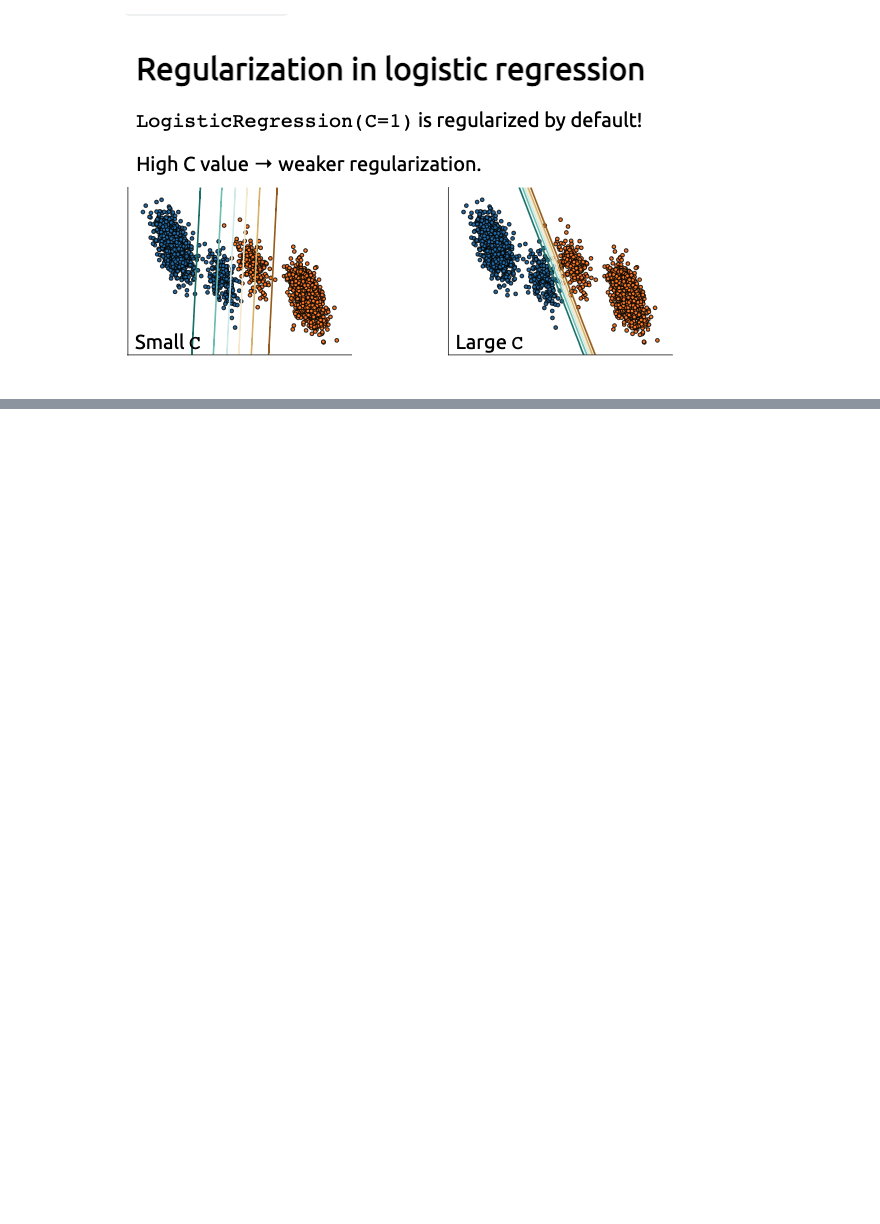
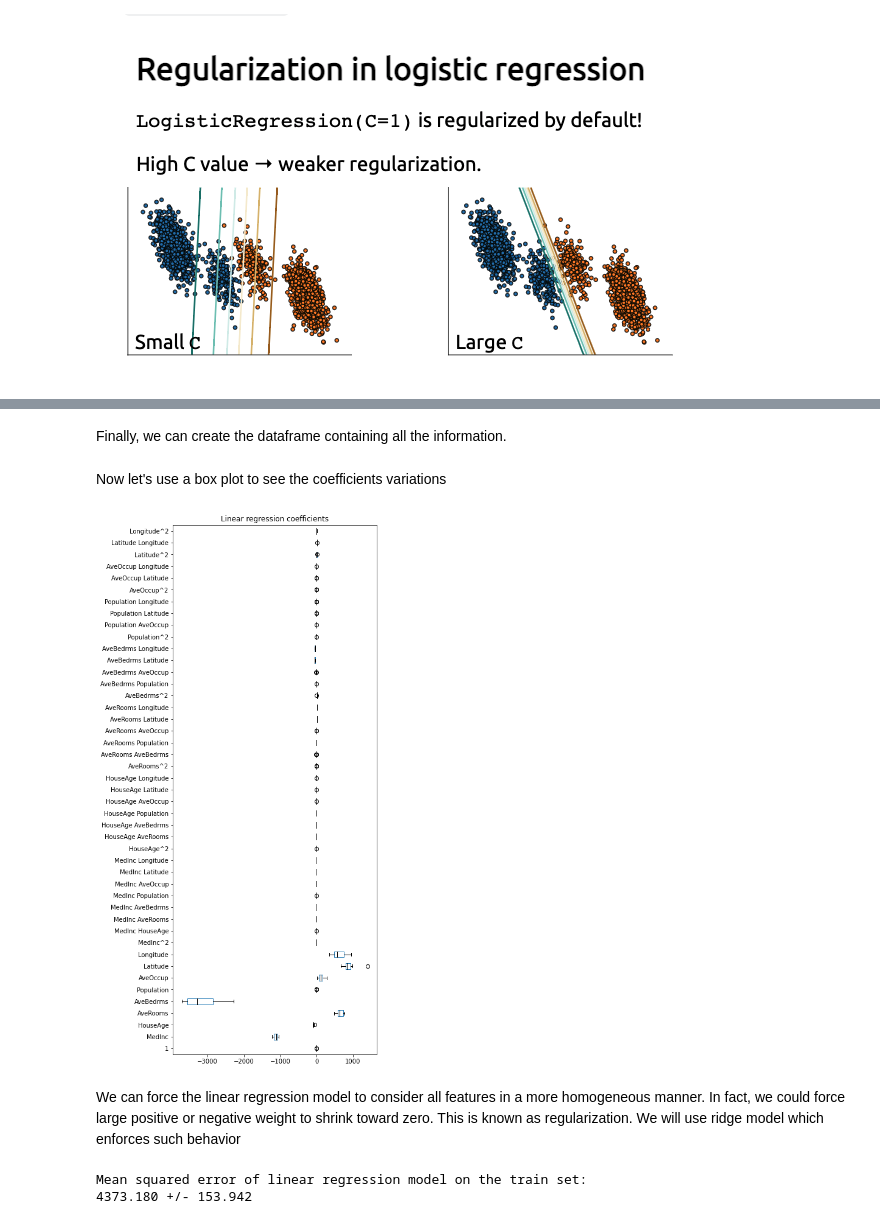
Before and after one commit to skacem/Learning-Machine-Learning, a Jupyter notebook: Scikit-learn/403_linear_model_regularization.ipynb, the cells around one changed output, grey strips where cells are left out. Drawn from its saved outputs; the diff is of its cells as text; code cells hidden in the pictures; blank space fills up the shorter version.

Commit message:
add regularization

```diff
--- a/Scikit-learn/403_linear_model_regularization.ipynb
+++ b/Scikit-learn/403_linear_model_regularization.ipynb
@@ -38,0 +63,6 @@ One solution would be to filter-out useless features:
+# %%
+linear_regression = make_pipeline(PolynomialFeatures(degree=2), LinearRegression())
+cv_results = cross_validate(linear_regression, data, target,
+                           cv=10, scoring='neg_mean_squared_error',
+                           return_train_score=True,
+                           return_estimator=True)
@@ -38,0 +95,2 @@ One solution would be to filter-out useless features:
+# %%
+model_first_fold = cv_results['estimator'][0]
@@ -38,0 +99,4 @@ One solution would be to filter-out useless features:
+# %%
+feature_names = model_first_fold[0].get_feature_names(
+    input_features=data.columns)
+feature_names
@@ -38,0 +121,19 @@ One solution would be to filter-out useless features:
+# %% [markdown]
+Finally, we can create the dataframe containing all the information.
+# %%
+import pandas as pd
+
+coefs = [est[-1].coef_ for est in cv_results['estimator']]
+weights_linear_regression = pd.DataFrame(coefs, columns=feature_names)
+# %% [markdown]
+Now let's use a box plot to see the coefficients variations
+# %%
+import matplotlib.pyplot as plt
+
+color = {"whiskers": "black", "medians": "black", "caps": "black"}
+weights_linear_regression.plot.box(color=color, vert=False, figsize=(6, 16))
+_ = plt.title("Linear regression coefficients")
+# %% [output]
+[figure, added]
+# %% [markdown]
+We can force the linear regression model to consider all features in a more homogeneous manner. In fact, we could force large positive or negative weight to shrink toward zero. This is known as regularization. We will use ridge model which enforces such behavior
@@ -38,0 +150,7 @@ One solution would be to filter-out useless features:
+# %%
+train_error = -cv_results["train_score"]
+print(f"Mean squared error of linear regression model on the train set:\n"
+      f"{train_error.mean():.3f} +/- {train_error.std():.3f}")
+# %% [output]
+Mean squared error of linear regression model on the train set:
+4373.180 +/- 153.942
```
Also changed, not shown: parts of 36 cells of this notebook.
